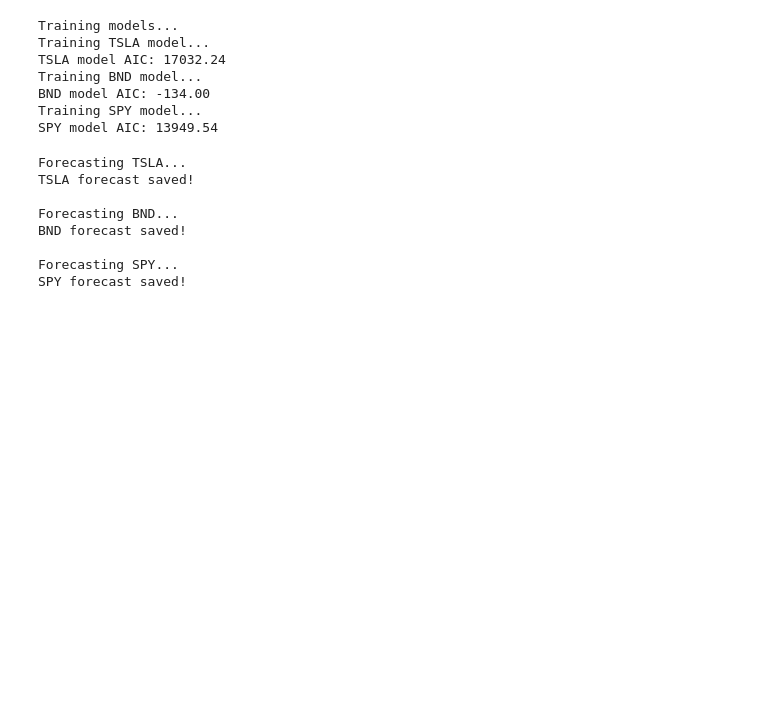
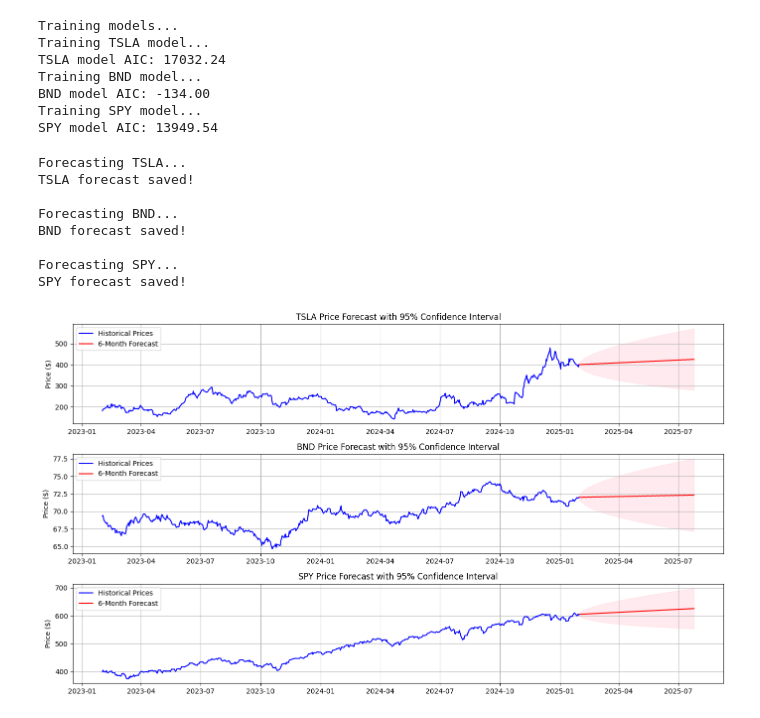
Before and after one commit to Yayerad/GMF-Investments-W11, a Jupyter notebook: notebooks/future market trends.ipynb, the cells around one changed output. Cells and saved outputs as stored; diff of their text form; code cells hidden in the pictures; blank space fills up the shorter version.

Commit message:
visualizing forecasts

```diff
--- a/notebooks/future market trends.ipynb
+++ b/notebooks/future market trends.ipynb
@@ -116,3 +116,35 @@ BND forecast saved!
 
 Forecasting SPY...
 SPY forecast saved!
+# %%
+# 5. Visualize Forecasts
+# ======================
+plt.figure(figsize=(14, 8))
+for idx, asset in enumerate(assets, 1):
+    plt.subplot(3, 1, idx)
+
+    # Historical data (last 2 years for context)
+    historical = data[asset].loc['2023-02-01':]
+    plt.plot(historical, label='Historical Prices', color='blue')
+
+    # Forecast
+    forecast = forecasts[asset]
+    plt.plot(forecast.index, forecast['Forecast'],
+             label='6-Month Forecast', color='red')
+
+    # Confidence interval
+    plt.fill_between(forecast.index,
+                     forecast['CI_Lower'],
+                     forecast['CI_Upper'],
+                     color='pink', alpha=0.3)
+
+    plt.title(f"{asset} Price Forecast with 95% Confidence Interval")
+    plt.ylabel('Price ($)')
+    plt.legend()
+    plt.grid(True)
+
+plt.tight_layout()
+plt.savefig('forecasts/combined_forecasts.png', dpi=300)
+plt.show()
+# %% [output]
+[figure, added]
```
